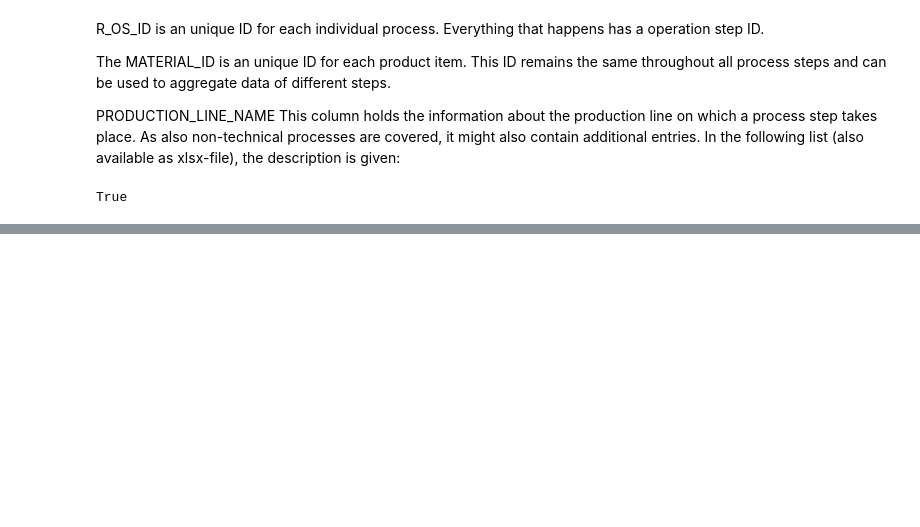
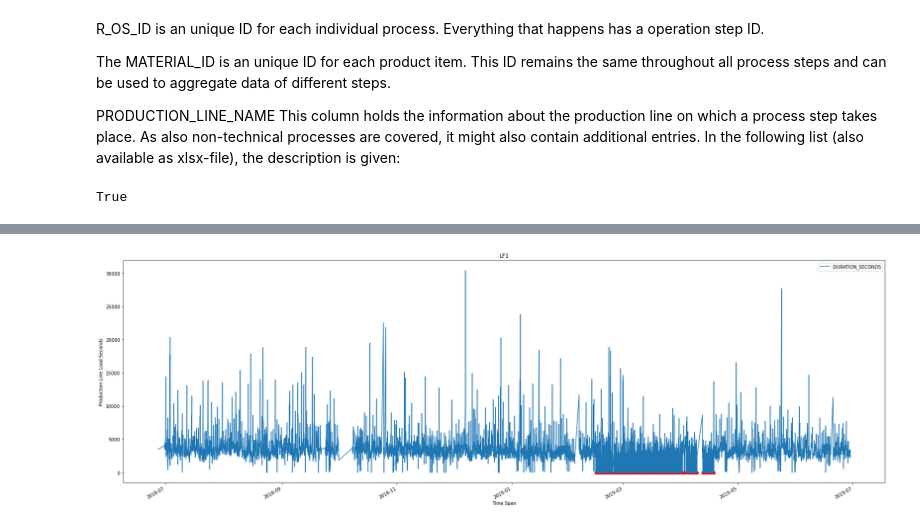
Before and after one commit to hu-yating/SMSGroupD, a Jupyter notebook: Data Cleaning.ipynb, the cells around one changed output, grey strips where cells are left out. Cells and saved outputs as stored; diff of their text form; code cells hidden in the pictures; blank space fills up the shorter version.

Commit message:
Update zero duration plots

```diff
--- a/Data Cleaning.ipynb
+++ b/Data Cleaning.ipynb
@@ -295,6 +295,8 @@ df = df[df["DURATION_SECONDS"] >= 0]
 # %%
 # Filter NAs
 df.dropna(inplace = True)
+
+df_time = df.copy()
 # %%
 # df.to_csv('final_data_noNA_noDup_posDur.csv', index=False)
 # %%
@@ -394,0 +351,22 @@ pm4py.save_vis_bpmn(bpmn_model,file_path='vis.jpg')
+# %%
+from matplotlib.pyplot import figure
+import matplotlib.pyplot as plt
+plt.rcParams["figure.figsize"] = (30,10)
+df_time_ = df_time.copy()
+
+df_time_["START_DATE"] = pd.to_datetime(df_time_["START_DATE"])
+df_time_["END_DATE"] = pd.to_datetime(df_time_["END_DATE"])
+
+Production_Line = "LF1"
+df_time_ = df_time_[df_time_["PRODUCTION_LINE_NAME"]==Production_Line]
+df_time_.plot.line(x="END_DATE", y="DURATION_SECONDS")
+
+below_threshold = df_time_["DURATION_SECONDS"] == 0
+plt.scatter(df_time_[below_threshold]["END_DATE"], df_time_[below_threshold]["DURATION_SECONDS"], color='red')
+
+plt.title(Production_Line)
+plt.xlabel("Time Span")
+plt.ylabel("Production Line Load Seconds")
+plt.show()
+# %% [output]
+[figure, added]
```
Also changed, not shown: parts of 13 cells of this notebook, 1 other file.
